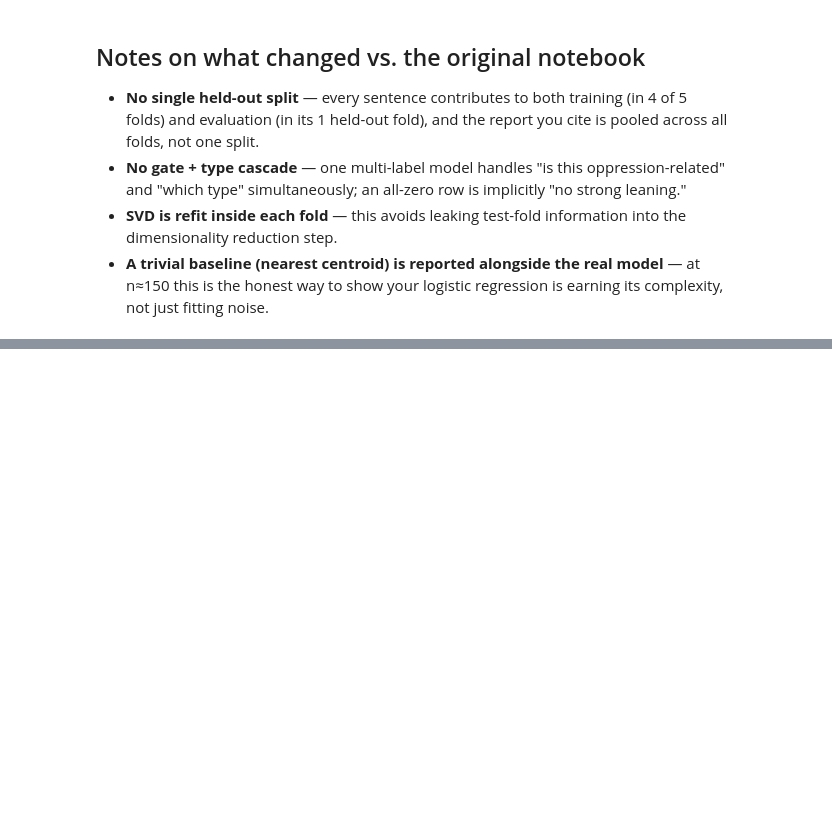
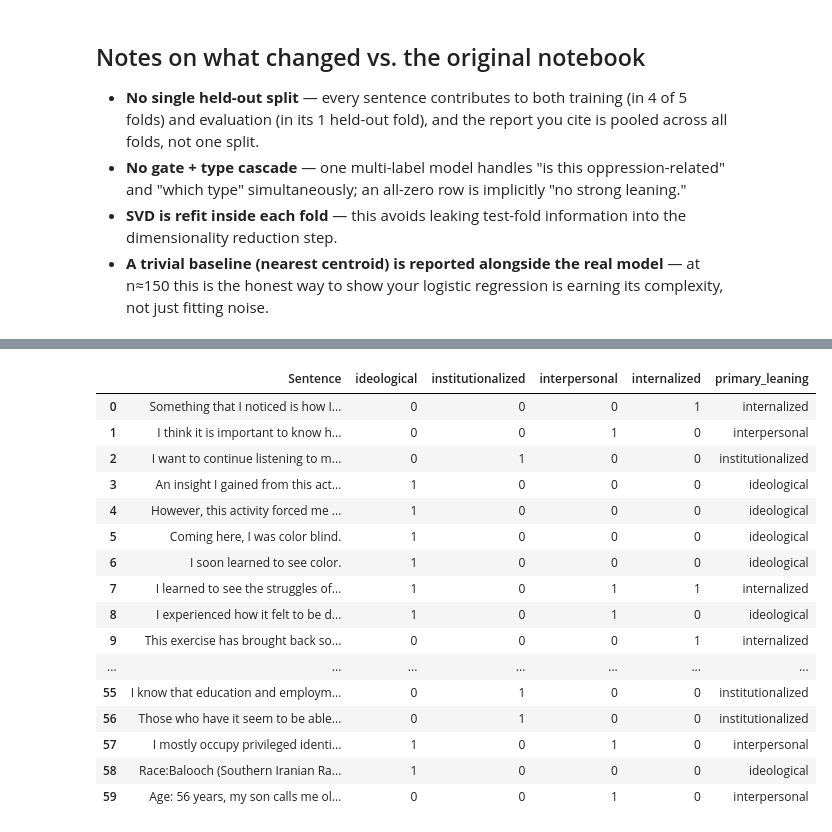
Before and after one commit to ritvik-123/EMP-Project, a Jupyter notebook: Module_1_SmallData_Rework.ipynb, the cells around one changed output, grey strips where cells are left out. Drawn from its saved outputs; the diff is of its cells as text; code cells hidden in the pictures; blank space fills up the shorter version.

```diff
--- a/Module_1_SmallData_Rework.ipynb
+++ b/Module_1_SmallData_Rework.ipynb
@@ -318,0 +352,3 @@ Nearest-Centroid macro-F1   (pooled OOF): 0.292
+# %%
+df_eval = pd.read_csv(CSV_PATH + "Module 1 Sentences Gemini.csv")
+df_eval
@@ -318,0 +369,25 @@ Nearest-Centroid macro-F1   (pooled OOF): 0.292
+# %%
+# dropping all the unwanted rows and columns
+df_eval = df_eval[['sentence','ideological','institutionalized','interpersonal','internalized','primary_leaning']]
+df_eval = df_eval[df_eval['primary_leaning'] != 'none']
+df_eval = df_eval.reset_index(drop=True)
+df_eval = df_eval.rename(columns={'sentence':'Sentence'})
+df_eval
+# %% [output]
+|  | Sentence | ideological | institutionalized | interpersonal | internalized | primary_leaning |
+| 0 | Something that I noticed is how I... | 0 | 0 | 0 | 1 | internalized |
+| 1 | I think it is important to know h... | 0 | 0 | 1 | 0 | interpersonal |
+| 2 | I want to continue listening to m... | 0 | 1 | 0 | 0 | institutionalized |
+| 3 | An insight I gained from this act... | 1 | 0 | 0 | 0 | ideological |
+| 4 | However, this activity forced me ... | 1 | 0 | 0 | 0 | ideological |
+| 5 | Coming here, I was color blind. | 1 | 0 | 0 | 0 | ideological |
+| 6 | I soon learned to see color. | 1 | 0 | 0 | 0 | ideological |
+| 7 | I learned to see the struggles of... | 1 | 0 | 1 | 1 | internalized |
+| 8 | I experienced how it felt to be d... | 1 | 0 | 1 | 0 | ideological |
+| 9 | This exercise has brought back so... | 0 | 0 | 0 | 1 | internalized |
+| ... | ... | ... | ... | ... | ... | ... |
+| 55 | I know that education and employm... | 0 | 1 | 0 | 0 | institutionalized |
+| 56 | Those who have it seem to be able... | 0 | 1 | 0 | 0 | institutionalized |
+| 57 | I mostly occupy privileged identi... | 1 | 0 | 1 | 0 | interpersonal |
+| 58 | Race:Balooch (Southern Iranian Ra... | 1 | 0 | 0 | 0 | ideological |
+| 59 | Age: 56 years, my son calls me ol... | 0 | 0 | 1 | 0 | interpersonal |
```
Also changed, not shown: parts of 15 cells of this notebook.
